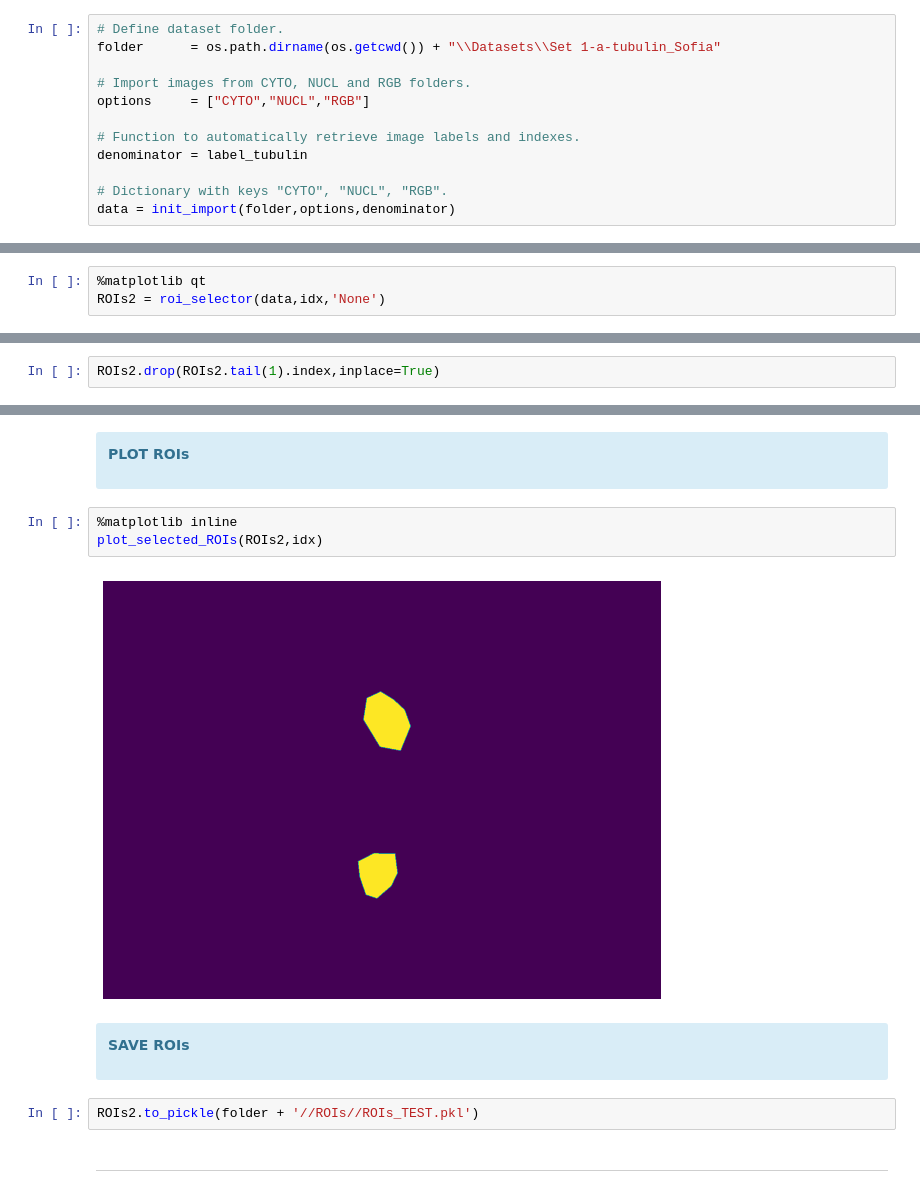
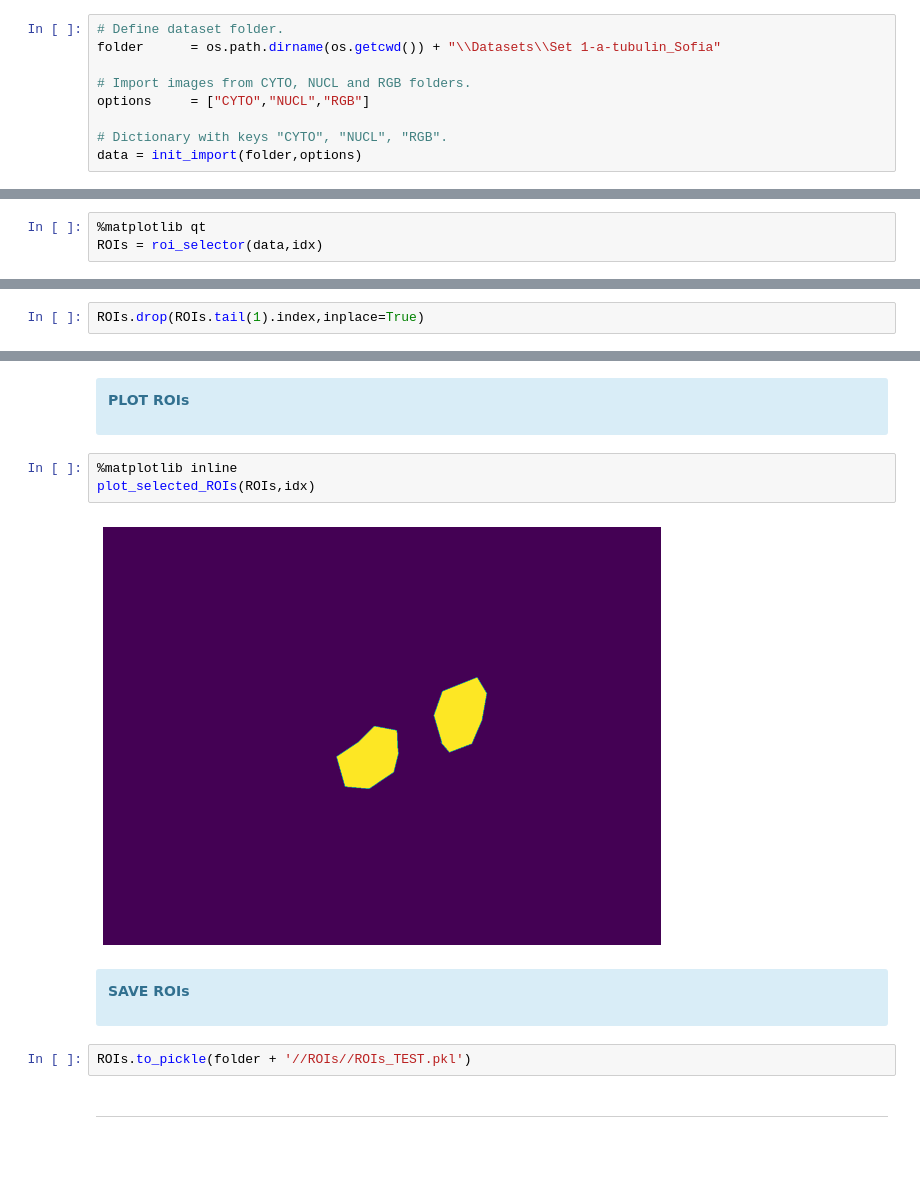
Before and after one commit to diogojfv/aTubulinOrganization, a Jupyter notebook: 4 - Cell Segmentation.ipynb, the cells around one changed output, grey strips where cells are left out. Drawn from its saved outputs; the diff is of its cells as text; blank space fills up the shorter version.

```diff
--- a/4 - Cell Segmentation.ipynb
+++ b/4 - Cell Segmentation.ipynb
@@ -43,9 +43,6 @@ folder      = os.path.dirname(os.getcwd()) + "\\Datasets\\Set 1-a-tubulin_Sofia"
 # Import images from CYTO, NUCL and RGB folders.
 options     = ["CYTO","NUCL","RGB"]
 
-# Function to automatically retrieve image labels and indexes.
-denominator = label_tubulin
-
 # Dictionary with keys "CYTO", "NUCL", "RGB".
-data = init_import(folder,options,denominator)
+data = init_import(folder,options)
 # %% [output]
@@ -80,7 +92,7 @@ Image 9 (WT) selected.
 </div>
 # %%
 %matplotlib qt
-ROIs2 = roi_selector(data,idx,'None')
+ROIs = roi_selector(data,idx)
 # %% [output]
 🔎
 Window closed
@@ -94,7 +107,7 @@ ROIs2
 # %% [markdown]
 **DELETE LAST ROW**
 # %%
-ROIs2.drop(ROIs2.tail(1).index,inplace=True)
+ROIs.drop(ROIs.tail(1).index,inplace=True)
 # %% [markdown]
 ---
 # %% [markdown]
@@ -105,9 +118,9 @@ ROIs2.drop(ROIs2.tail(1).index,inplace=True)
 </div>
 # %%
 %matplotlib inline
-plot_selected_ROIs(ROIs2,idx)
+plot_selected_ROIs(ROIs,idx)
 # %% [output]
-[figure, old version]
+[figure, new version]
 # %% [markdown]
 <div class="alert alert-block alert-info">
 
@@ -115,6 +128,6 @@ plot_selected_ROIs(ROIs2,idx)
 
 </div>
 # %%
-ROIs2.to_pickle(folder + '//ROIs//ROIs_TEST.pkl')
+ROIs.to_pickle(folder + '//ROIs//ROIs_TEST.pkl')
 # %% [markdown]
 ---
```
Also changed, not shown: parts of 6 cells of this notebook, 3 other files.
